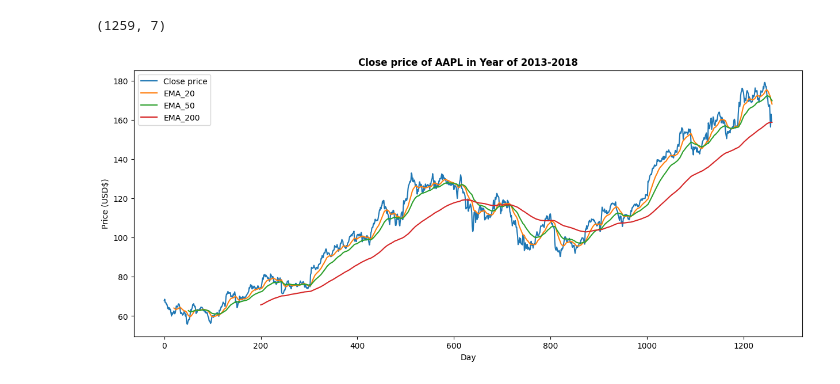
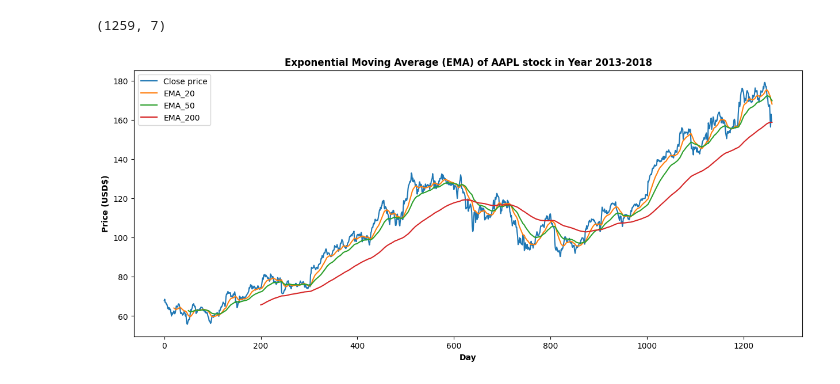
Before and after one commit to ongfong/data_analysis_projects, a Jupyter notebook: calculate_ema_stock.ipynb, the cells around one changed output. Drawn from its saved outputs; the diff is of its cells as text; code cells hidden in the pictures.

```diff
--- a/calculate_ema_stock.ipynb
+++ b/calculate_ema_stock.ipynb
@@ -102,20 +102,20 @@ ema_200 = calculate_ema(aapl['close'],200)
 # %%
 index_X = np.arange(aapl.shape[0])
 
 ema_x_20 = np.arange(20, aapl.shape[0]+1) #start,end
 ema_x_50 = np.arange(50, aapl.shape[0]+1)
 ema_x_200 = np.arange(200, aapl.shape[0]+1)
 
 plt.figure(figsize=(15,6))
 plt.plot(index_X,aapl['close'], label='Close price')
 plt.plot(ema_x_20,ema_20, label='EMA_20')
 plt.plot(ema_x_50,ema_50, label='EMA_50')
 plt.plot(ema_x_200,ema_200, label='EMA_200')
 
-plt.title('Close price of AAPL in Year of 2013-2018',fontweight='bold')
-plt.xlabel('Day')
-plt.ylabel('Price (USD$)')
+plt.title('Exponential Moving Average (EMA) of AAPL stock in Year 2013-2018',fontweight='bold')
+plt.xlabel('Day',fontweight='bold')
+plt.ylabel('Price (USD$)',fontweight='bold')
 plt.legend()
 plt.show()
 # %% [output]
-[figure, old version]
+[figure, new version]
```
